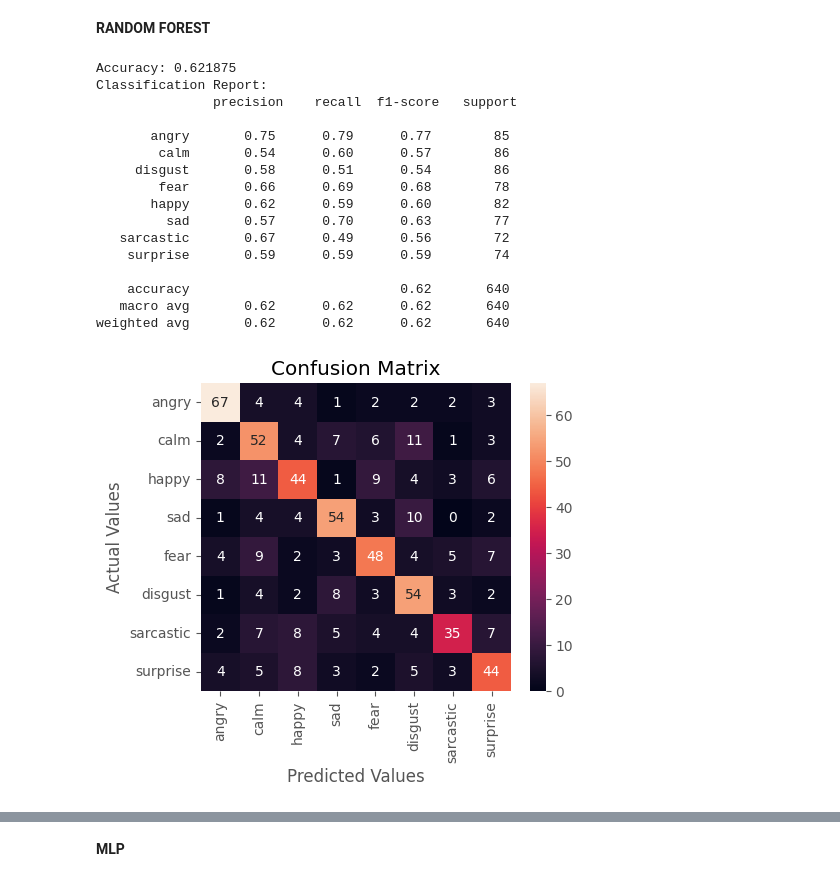
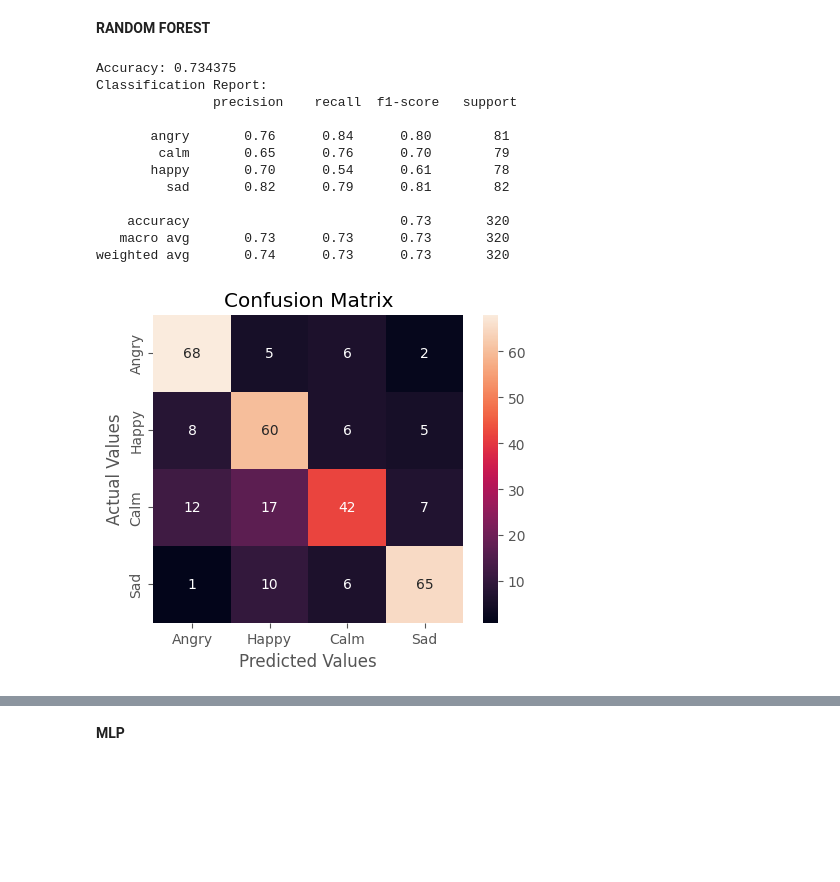
Before and after one commit to MrTejas/Emotion-preserving-SSMT, a Jupyter notebook: ESR/hindiser-5model.ipynb, the cells around one changed output, grey strips where cells are left out. Drawn from its saved outputs; the diff is of its cells as text; code cells hidden in the pictures; blank space fills up the shorter version.

```diff
--- a/ESR/hindiser-5model.ipynb
+++ b/ESR/hindiser-5model.ipynb
@@ -115,11 +115,7 @@ int2emotion_new = {
     "anger": "angry",
     "sad": "sad",
     "happy": "happy",
-    "neutral": "calm",
-    "fear": "fear",
-    "disgust": "disgust",
-    "sarcastic": "sarcastic",
-    "surprise": "surprise"
+    "neutral": "calm"
 }
 
 # we allow only these four emotions
@@ -462,48 +438,44 @@ import pandas as pd
 # Assuming X_train_new, y_train_new, X_test_new, and y_test_new are defined for the new dataset
 
 # Create RandomForestClassifier object
 classifier = RandomForestClassifier(n_estimators=100, random_state=0)
 
 # Fit the classifier with X_train_new and y_train_new data
 classifier.fit(X_train_new, y_train_new)
 
 # Predict on X_test_new
 predictions = classifier.predict(X_test_new)
 
 # Print accuracy and classification report
 print("Accuracy:", accuracy_score(y_true=y_test_new, y_pred=predictions))
 print("Classification Report:\n", classification_report(y_test_new, predictions))
 
 # Create and display the confusion matrix
-# emotions = ["Angry", "Happy", "Calm", "Sad"]
-emotions = ["angry", "calm", "happy", "sad", "fear", "disgust", "sarcastic", "surprise"]
+emotions = ["Angry", "Happy", "Calm", "Sad"]
+# emotions = ["angry", "calm", "happy", "sad", "fear", "disgust", "sarcastic", "surprise"]
 
 cm = confusion_matrix(y_test_new, predictions)
 cm_df = pd.DataFrame(cm, index=emotions, columns=emotions)
 plt.figure(figsize=(5, 4))
 sns.heatmap(cm_df, annot=True)
 plt.title('Confusion Matrix')
 plt.ylabel('Actual Values')
 plt.xlabel('Predicted Values')
 plt.show()
 # %% [output]
-Accuracy: 0.621875
+Accuracy: 0.734375
 Classification Report:
                precision    recall  f1-score   support
 
-       angry       0.75      0.79      0.77        85
-        calm       0.54      0.60      0.57        86
-     disgust       0.58      0.51      0.54        86
-        fear       0.66      0.69      0.68        78
-       happy       0.62      0.59      0.60        82
-         sad       0.57      0.70      0.63        77
-   sarcastic       0.67      0.49      0.56        72
-    surprise       0.59      0.59      0.59        74
+       angry       0.76      0.84      0.80        81
+        calm       0.65      0.76      0.70        79
+       happy       0.70      0.54      0.61        78
+         sad       0.82      0.79      0.81        82
 
-    accuracy                           0.62       640
-   macro avg       0.62      0.62      0.62       640
-weighted avg       0.62      0.62      0.62       640
+    accuracy                           0.73       320
+   macro avg       0.73      0.73      0.73       320
+weighted avg       0.74      0.73      0.73       320
-[figure, old version]
+[figure, new version]
 # %%
 from sklearn.ensemble import RandomForestClassifier
 from sklearn.metrics import accuracy_score, classification_report, confusion_matrix
```
Also changed, not shown: parts of 18 cells of this notebook, 16 other files.
